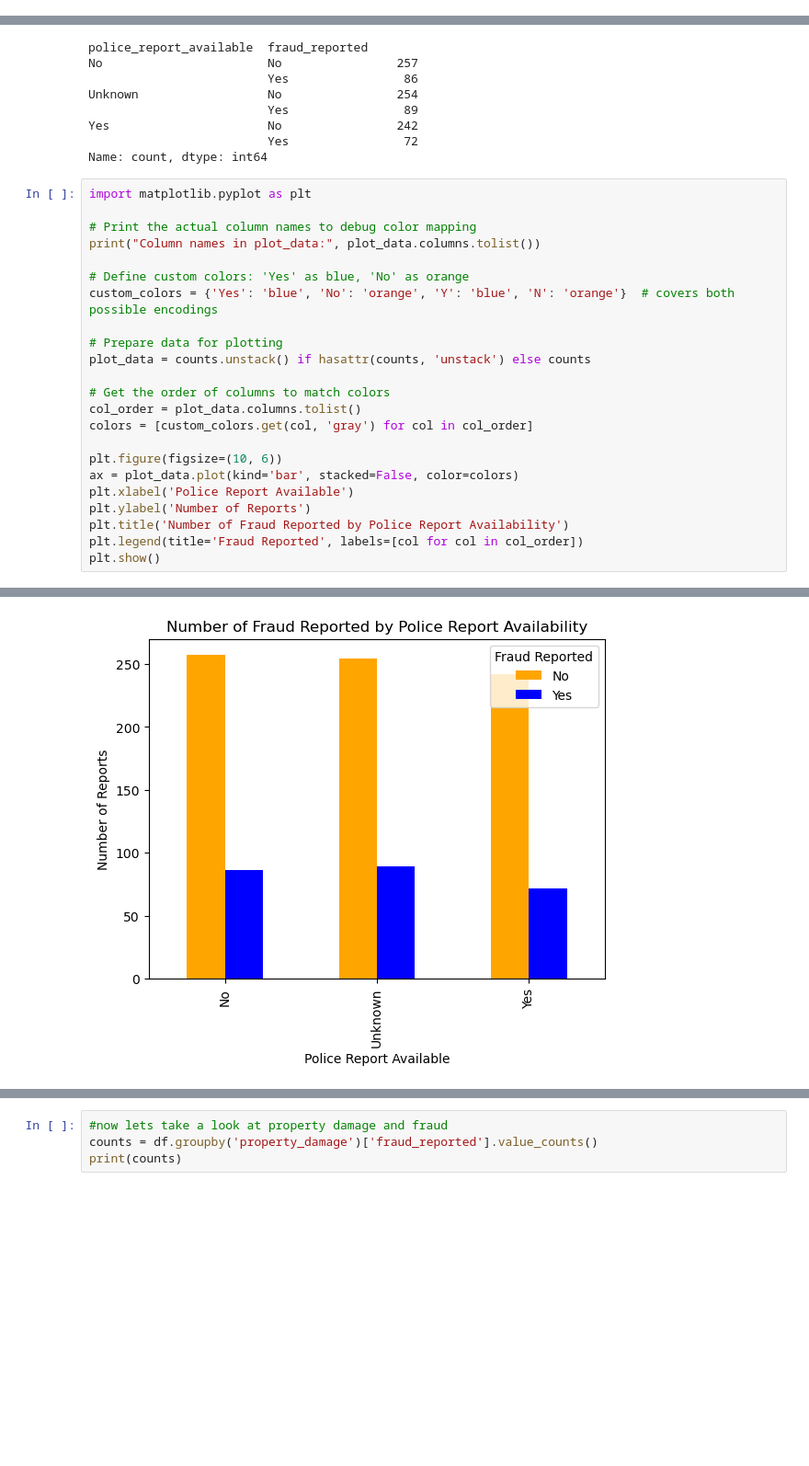
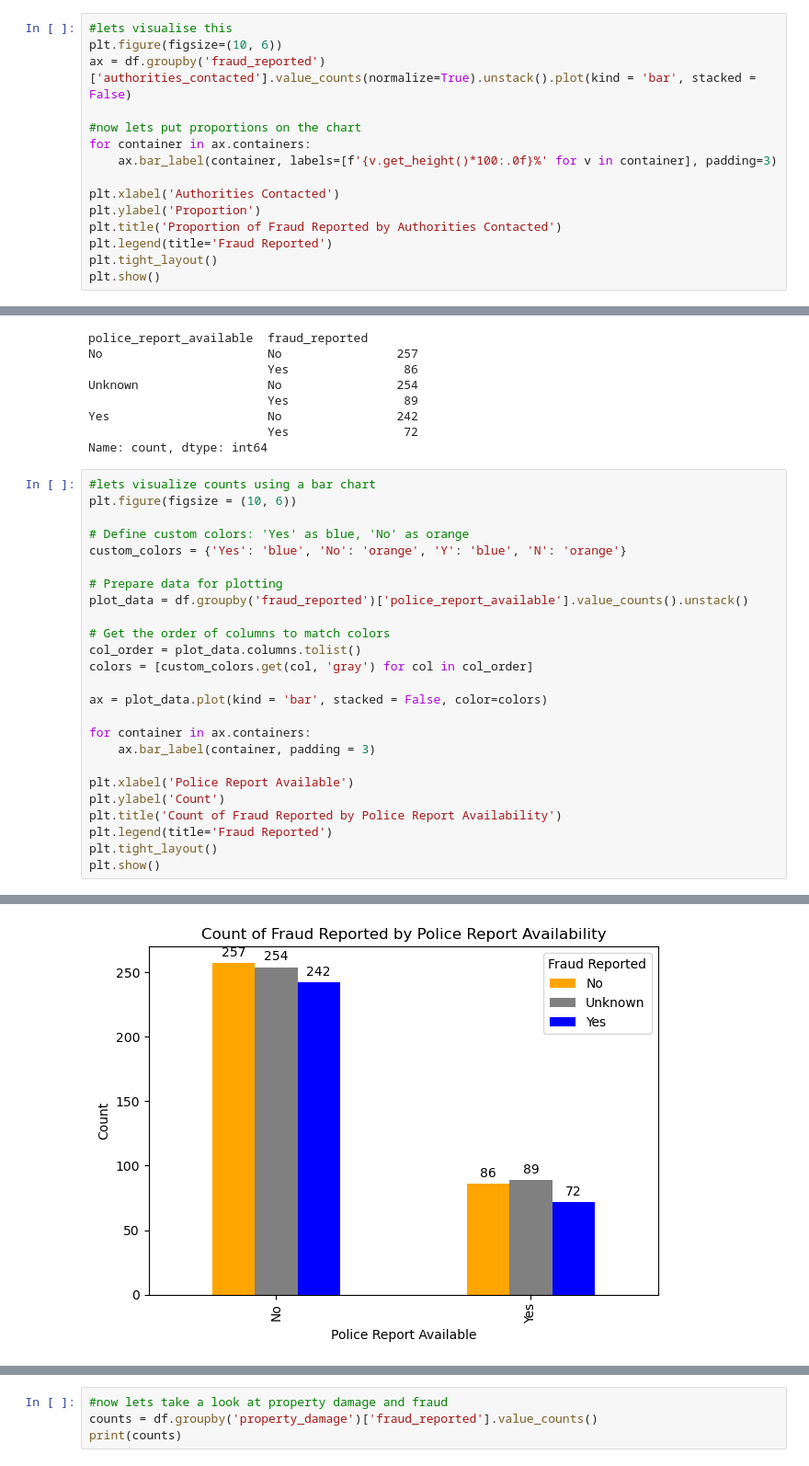
Before and after one commit to oaj1/Insurance_Claims, a Jupyter notebook: Insurance_Claims_ClaimsCircumstances_EDA.ipynb, the cells around one changed output, grey strips where cells are left out. Shown: that part at 92% size. Cells and saved outputs as stored; diff of their text form; blank space fills up the shorter version.

```diff
--- a/Insurance_Claims_ClaimsCircumstances_EDA.ipynb
+++ b/Insurance_Claims_ClaimsCircumstances_EDA.ipynb
@@ -54,0 +66,15 @@ Column names in plot_data: ['No', 'Yes']
+# %%
+#lets visualise this
+plt.figure(figsize=(10, 6))
+ax = df.groupby('fraud_reported')['authorities_contacted'].value_counts(normalize=True).unstack().plot(kind = 'bar', stacked = False)
+
+#now lets put proportions on the chart
+for container in ax.containers:
+    ax.bar_label(container, labels=[f'{v.get_height()*100:.0f}%' for v in container], padding=3)
+
+plt.xlabel('Authorities Contacted')
+plt.ylabel('Proportion')
+plt.title('Proportion of Fraud Reported by Authorities Contacted')
+plt.legend(title='Fraud Reported')
+plt.tight_layout()
+plt.show()
@@ -68,26 +97,28 @@ Yes                      No                242
                          Yes                72
 Name: count, dtype: int64
 # %%
-import matplotlib.pyplot as plt
-
-# Print the actual column names to debug color mapping
-print("Column names in plot_data:", plot_data.columns.tolist())
+#lets visualize counts using a bar chart
+plt.figure(figsize = (10, 6))
 
 # Define custom colors: 'Yes' as blue, 'No' as orange
-custom_colors = {'Yes': 'blue', 'No': 'orange', 'Y': 'blue', 'N': 'orange'}  # covers both possible encodings
+custom_colors = {'Yes': 'blue', 'No': 'orange', 'Y': 'blue', 'N': 'orange'}
 
 # Prepare data for plotting
-plot_data = counts.unstack() if hasattr(counts, 'unstack') else counts
+plot_data = df.groupby('fraud_reported')['police_report_available'].value_counts().unstack()
 
 # Get the order of columns to match colors
 col_order = plot_data.columns.tolist()
 colors = [custom_colors.get(col, 'gray') for col in col_order]
 
-plt.figure(figsize=(10, 6))
-ax = plot_data.plot(kind='bar', stacked=False, color=colors)
+ax = plot_data.plot(kind = 'bar', stacked = False, color=colors)
+
+for container in ax.containers:
+    ax.bar_label(container, padding = 3)
+
 plt.xlabel('Police Report Available')
-plt.ylabel('Number of Reports')
-plt.title('Number of Fraud Reported by Police Report Availability')
-plt.legend(title='Fraud Reported', labels=[col for col in col_order])
+plt.ylabel('Count')
+plt.title('Count of Fraud Reported by Police Report Availability')
+plt.legend(title='Fraud Reported')
+plt.tight_layout()
 plt.show()
 # %% [output]
@@ -96 +126 @@ Column names in plot_data: ['No', 'Yes']
-[figure, old version]
+[figure, new version]
```
Also changed, not shown: parts of 14 cells of this notebook, 1 other file.
